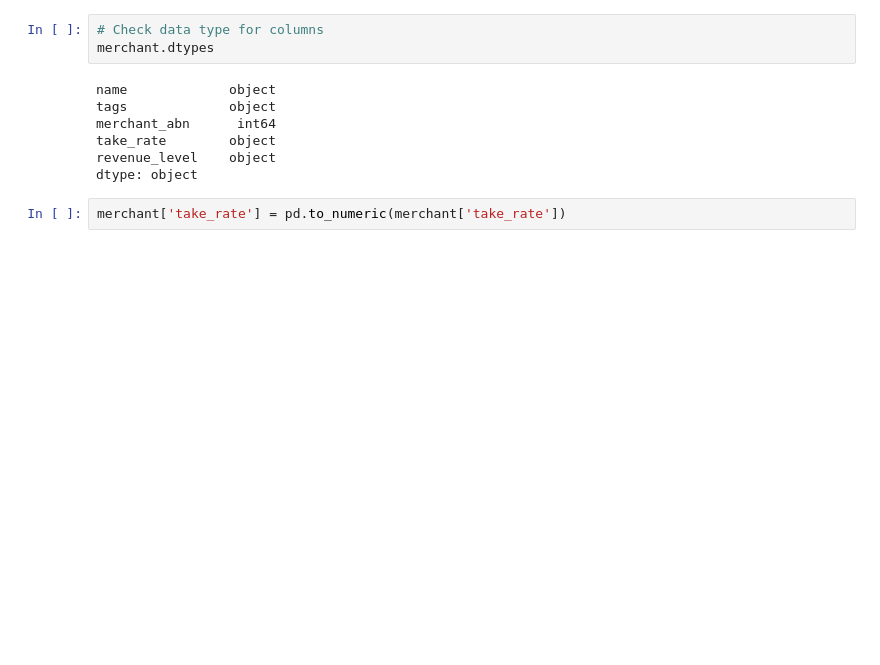
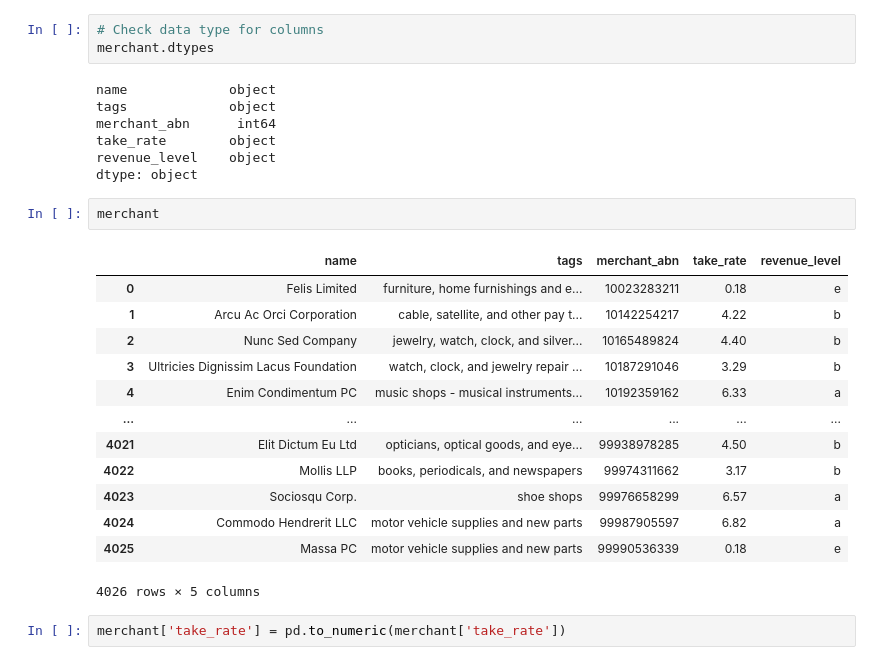
Before and after one commit to MAST30034-Applied-Data-Science/generic-buy-now-pay-later-project-group-19, a Jupyter notebook: notebooks/ETL.ipynb, the cells around one changed output. Saved outputs shown, nothing was run; the diff lists cells and outputs as text; blank space fills up the shorter version.

```diff
--- a/notebooks/ETL.ipynb
+++ b/notebooks/ETL.ipynb
@@ -354,6 +365,22 @@ merchant_abn      int64
 take_rate        object
 revenue_level    object
 dtype: object
+# %%
+merchant
+# %% [output]
+|  | name | tags | merchant_abn | take_rate | revenue_level |
+| 0 | Felis Limited | furniture, home furnishings and e... | 10023283211 | 0.18 | e |
+| 1 | Arcu Ac Orci Corporation | cable, satellite, and other pay t... | 10142254217 | 4.22 | b |
+| 2 | Nunc Sed Company | jewelry, watch, clock, and silver... | 10165489824 | 4.40 | b |
+| 3 | Ultricies Dignissim Lacus Foundation | watch, clock, and jewelry repair ... | 10187291046 | 3.29 | b |
+| 4 | Enim Condimentum PC | music shops - musical instruments... | 10192359162 | 6.33 | a |
+| ... | ... | ... | ... | ... | ... |
+| 4021 | Elit Dictum Eu Ltd | opticians, optical goods, and eye... | 99938978285 | 4.50 | b |
+| 4022 | Mollis LLP | books, periodicals, and newspapers | 99974311662 | 3.17 | b |
+| 4023 | Sociosqu Corp. | shoe shops | 99976658299 | 6.57 | a |
+| 4024 | Commodo Hendrerit LLC | motor vehicle supplies and new parts | 99987905597 | 6.82 | a |
+| 4025 | Massa PC | motor vehicle supplies and new parts | 99990536339 | 0.18 | e |
+4026 rows × 5 columns
 # %%
 merchant['take_rate'] = pd.to_numeric(merchant['take_rate'])
 # %%
```
Also changed, not shown: parts of 11 cells of this notebook, 2 other files.
